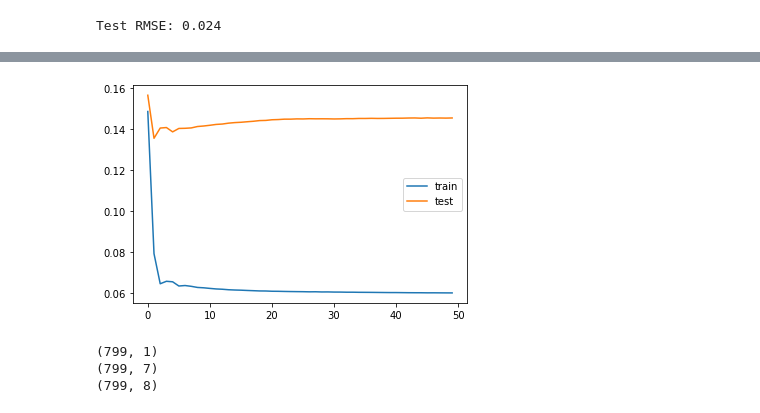
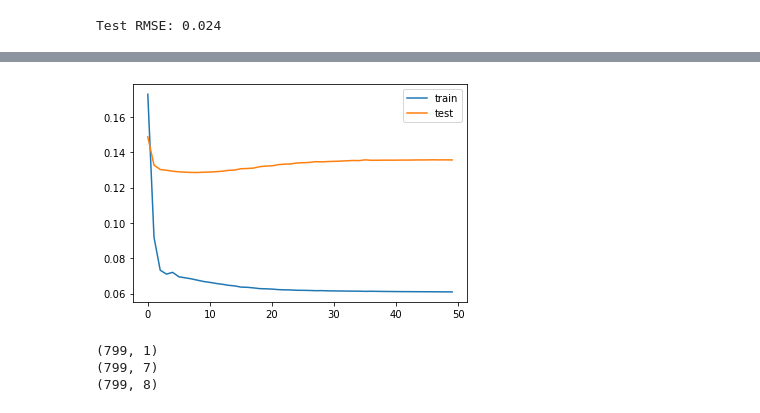
Before and after one commit to LeBronLiHD/ZJU2021_Data-driven_Modeling_Application, a Jupyter notebook: data/LSTM.ipynb, the cells around one changed output, grey strips where cells are left out. Cells and saved outputs as stored; diff of their text form; code cells hidden in the pictures.

```diff
--- a/data/LSTM.ipynb
+++ b/data/LSTM.ipynb
@@ -136,9 +136,9 @@ from tensorflow.keras.models import Sequential
 from tensorflow.keras.layers import Dense
 from tensorflow.keras.layers import LSTM
 
-a=np.loadtxt('Btrain_input.txt',dtype=np.float32)
-b=np.loadtxt('Btrain_output.txt',dtype=np.float32)
-c=np.loadtxt('Btest_input.txt',dtype=np.float32)
+a=np.loadtxt('train_input.csv',dtype=np.float64)
+b=np.loadtxt('Output.txt',dtype=np.float64)
+c=np.loadtxt('test_input.csv',dtype=np.float64)
 d=np.ones([798,1], dtype = int)
 b = b[:,np.newaxis]
 k=0
@@ -243,7 +243,7 @@ inv_yhat = inv_yhat[:]
 print(inv_yhat.shape)
 data = pd.DataFrame(inv_yhat)
 writer = pd.ExcelWriter('TEST.xlsx')
-data.to_excel(writer, 'page_1', float_format='%.5f')		# ‘page_1’是写入excel的sheet名
+data.to_excel(writer, 'page_1', float_format='%.8f')		# ‘page_1’是写入excel的sheet名
 writer.save()
 writer.close()
 # %% [output]
@@ -267,4 +267,4 @@ Epoch 50/50
-[figure, old version]
+[figure, new version]
 (799, 1)
 (799, 7)
 (799, 8)
```
Also changed, not shown: parts of 1 cell of this notebook, 3 other files.
